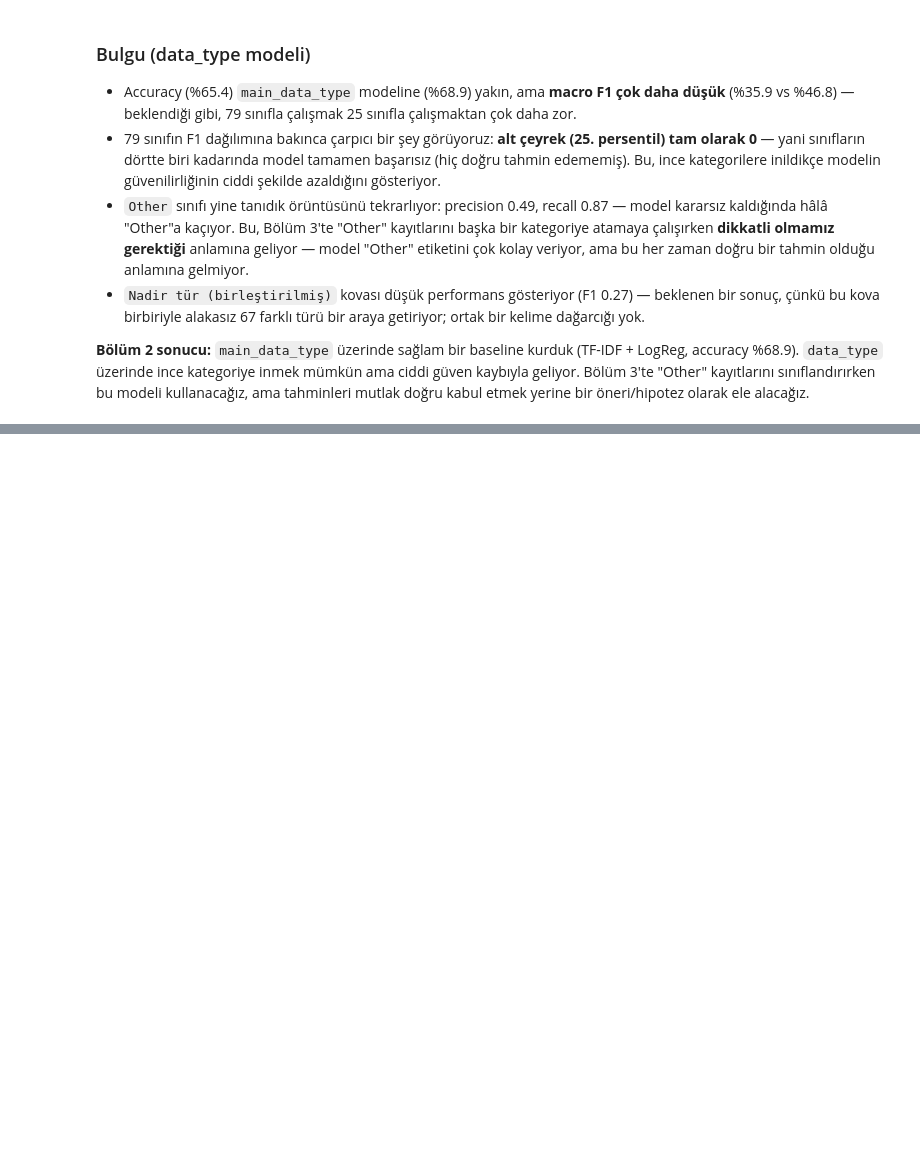
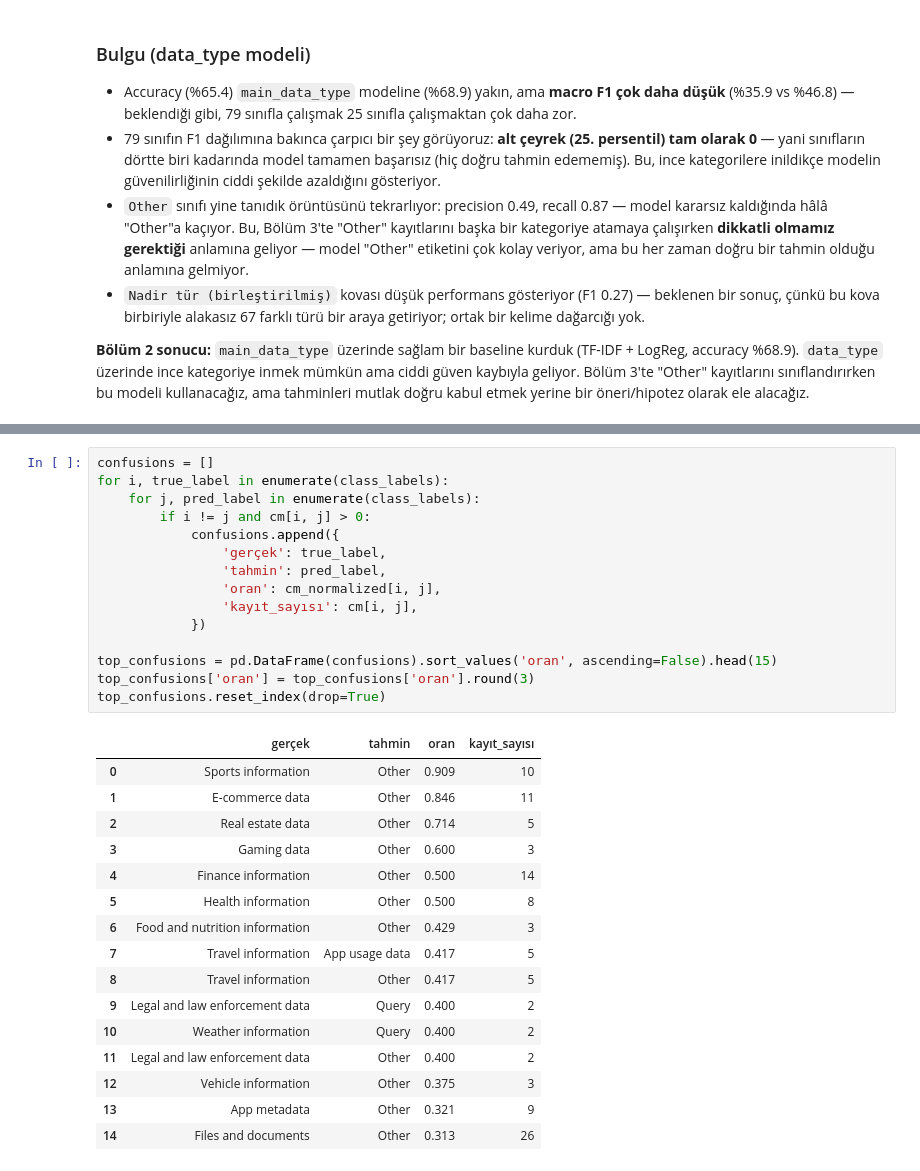
Before and after one commit to elifdikmn/DataPrivacy, a Jupyter notebook: notebooks/bolum2_modelleme.ipynb, the cells around one changed output, grey strips where cells are left out. Cells and saved outputs as stored; diff of their text form; blank space fills up the shorter version.

```diff
--- a/notebooks/bolum2_modelleme.ipynb
+++ b/notebooks/bolum2_modelleme.ipynb
@@ -514,0 +558,32 @@ Nadir tür (birleştirilmiş)      0.556   0.175     0.267     57.0
+# %%
+confusions = []
+for i, true_label in enumerate(class_labels):
+    for j, pred_label in enumerate(class_labels):
+        if i != j and cm[i, j] > 0:
+            confusions.append({
+                'gerçek': true_label,
+                'tahmin': pred_label,
+                'oran': cm_normalized[i, j],
+                'kayıt_sayısı': cm[i, j],
+            })
+
+top_confusions = pd.DataFrame(confusions).sort_values('oran', ascending=False).head(15)
+top_confusions['oran'] = top_confusions['oran'].round(3)
+top_confusions.reset_index(drop=True)
+# %% [output]
+|  | gerçek | tahmin | oran | kayıt_sayısı |
+| 0 | Sports information | Other | 0.909 | 10 |
+| 1 | E-commerce data | Other | 0.846 | 11 |
+| 2 | Real estate data | Other | 0.714 | 5 |
+| 3 | Gaming data | Other | 0.600 | 3 |
+| 4 | Finance information | Other | 0.500 | 14 |
+| 5 | Health information | Other | 0.500 | 8 |
+| 6 | Food and nutrition information | Other | 0.429 | 3 |
+| 7 | Travel information | App usage data | 0.417 | 5 |
+| 8 | Travel information | Other | 0.417 | 5 |
+| 9 | Legal and law enforcement data | Query | 0.400 | 2 |
+| 10 | Weather information | Query | 0.400 | 2 |
+| 11 | Legal and law enforcement data | Other | 0.400 | 2 |
+| 12 | Vehicle information | Other | 0.375 | 3 |
+| 13 | App metadata | Other | 0.321 | 9 |
+| 14 | Files and documents | Other | 0.313 | 26 |
```
Also changed, not shown: parts of 3 cells of this notebook.
